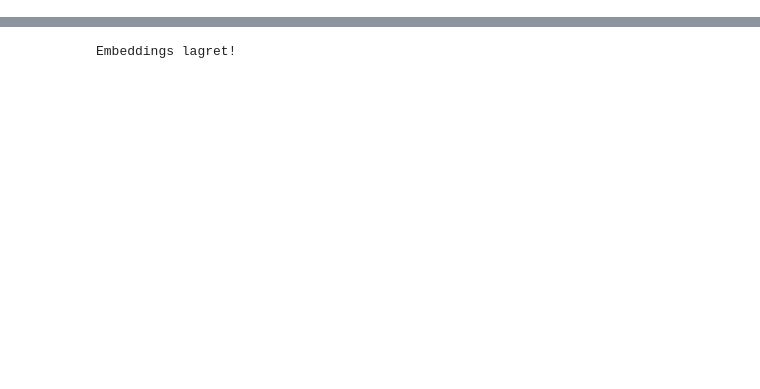
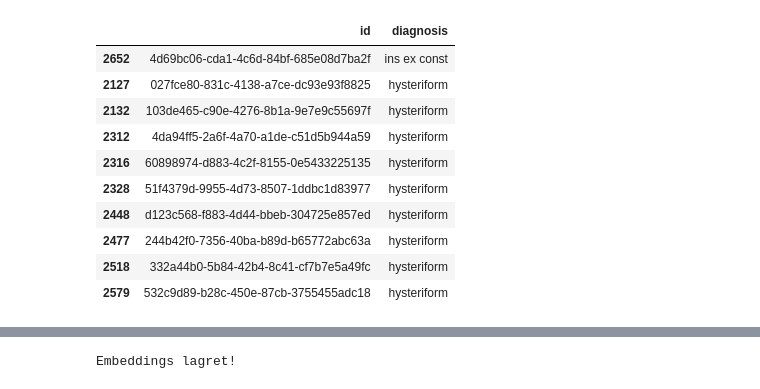
Before and after one commit to ginhel-nha/IT6117---project, a Jupyter notebook: notebooks/02_explore.ipynb, the cells around one changed output, grey strips where cells are left out. Cells and saved outputs as stored; diff of their text form; code cells hidden in the pictures; blank space fills up the shorter version.

```diff
--- a/notebooks/02_explore.ipynb
+++ b/notebooks/02_explore.ipynb
@@ -68 +59,19 @@ print("Plot lagret!")
 Plot lagret!
+# %%
+# Finn de mest isolerte punktene
+# (de med størst avstand fra sentrum)
+avstand = np.sqrt(coords[:, 0]**2 + coords[:, 1]**2)
+df["avstand"] = avstand
+df.nlargest(10, "avstand")[["id", "diagnosis"]]
+# %% [output]
+|  | id | diagnosis |
+| 2652 | 4d69bc06-cda1-4c6d-84bf-685e08d7ba2f | ins ex const |
+| 2127 | 027fce80-831c-4138-a7ce-dc93e93f8825 | hysteriform |
+| 2132 | 103de465-c90e-4276-8b1a-9e7e9c55697f | hysteriform |
+| 2312 | 4da94ff5-2a6f-4a70-a1de-c51d5b944a59 | hysteriform |
+| 2316 | 60898974-d883-4c2f-8155-0e5433225135 | hysteriform |
+| 2328 | 51f4379d-9955-4d73-8507-1ddbc1d83977 | hysteriform |
+| 2448 | d123c568-f883-4d44-bbeb-304725e857ed | hysteriform |
+| 2477 | 244b42f0-7356-40ba-b89d-b65772abc63a | hysteriform |
+| 2518 | 332a44b0-5b84-42b4-8c41-cf7b7e5a49fc | hysteriform |
+| 2579 | 532c9d89-b28c-450e-87cb-3755455adc18 | hysteriform |
```
Also changed, not shown: parts of 6 cells of this notebook, 1 other file.
